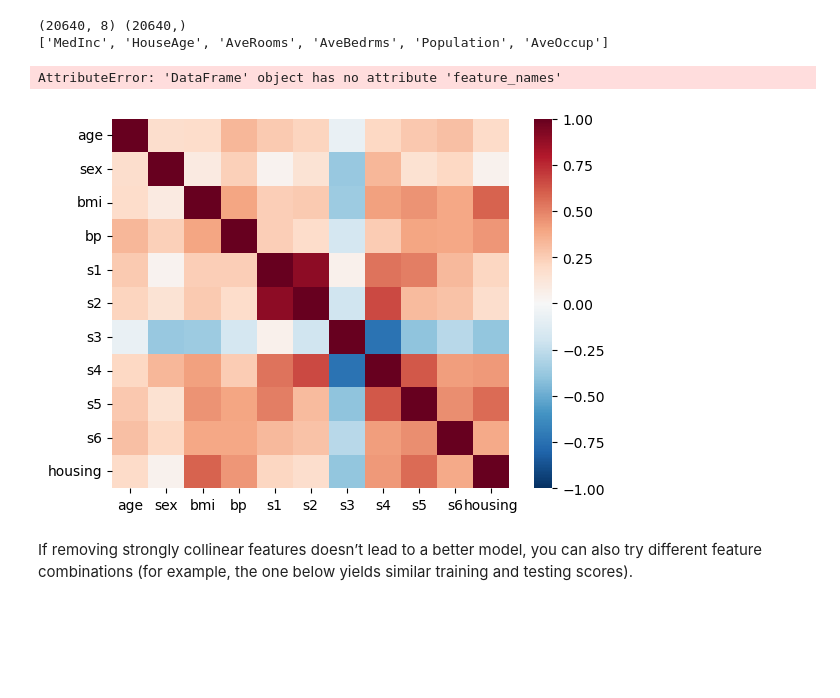
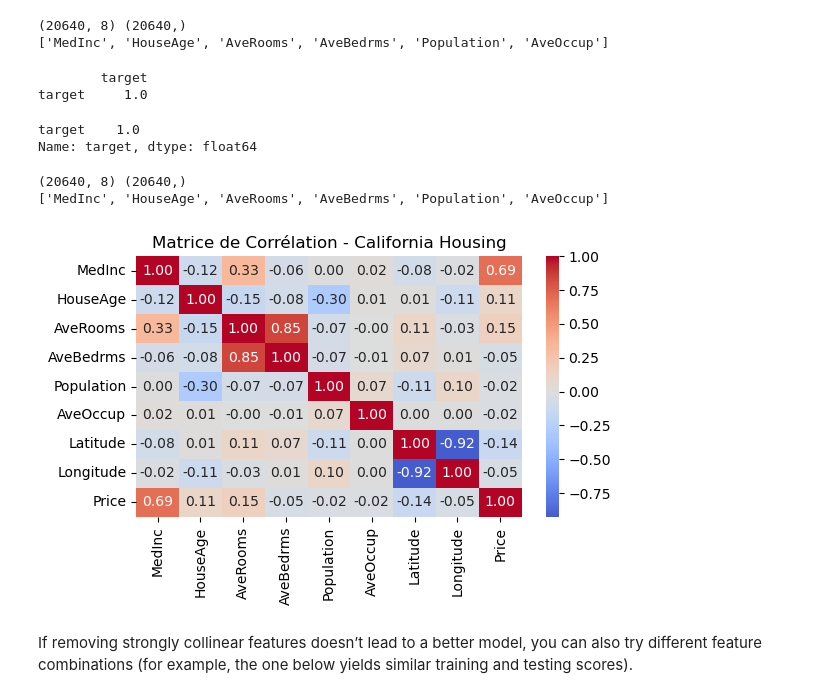
Before and after one commit to someia2026/Machine_Learning_Data_Mining, a Jupyter notebook: 02b-LinearRegressionForPrediction.ipynb, the cells around one changed output. Cells and saved outputs as stored; diff of their text form; code cells hidden in the pictures; blank space fills up the shorter version.

```diff
--- a/02b-LinearRegressionForPrediction.ipynb
+++ b/02b-LinearRegressionForPrediction.ipynb
@@ -307,8 +307,12 @@ print(housing.feature_names[0:6])
 (20640, 8) (20640,)
 ['MedInc', 'HouseAge', 'AveRooms', 'AveBedrms', 'Population', 'AveOccup']
 # %%
+## Correlation Matrix
 df = pd.DataFrame(housing, columns=housing.feature_names)
 df["target"]= housing.target
 corr_matrix = df.corr()
+corr_matrix = df.corr(numeric_only=True)
+print(corr_matrix)
 # %% [output]
-AttributeError: 'DataFrame' object has no attribute 'feature_names'
+        target
+target     1.0
@@ -320,12 +319,34 @@ plt.show()
-# %%
-# Correlation matrix
-housing = pd.concat([X, pd.Series(y)], axis=1)
-housing = df.rename(columns={0:'housing'})
-
-import seaborn as sns
-_ = sns.heatmap(housing.corr(), cmap="RdBu_r", vmin=-1, vmax=1)
-# %% [output]
-[figure, removed]
+# %%
+print(corr_matrix["target"].sort_values(ascending=False))
+# %% [output]
+target    1.0
+Name: target, dtype: float64
+# %%
+from sklearn.datasets import fetch_california_housing
+import matplotlib.pyplot as plt
+import seaborn as sns
+import pandas as pd
+
+# Charger les données
+housing = fetch_california_housing()
+print(housing.data.shape, housing.target.shape)
+print(housing.feature_names[0:6])
+
+# Créer un DataFrame avec les données
+df = pd.DataFrame(housing.data, columns=housing.feature_names)
+df['Price'] = housing.target
+
+# Méthode 1 : Heatmap de corrélation entre les variables
+plt.figure(figsize=(6, 4))
+correlation_matrix = df.corr()
+sns.heatmap(correlation_matrix, annot=True, cmap='coolwarm', center=0, fmt='.2f')
+plt.title('Matrice de Corrélation - California Housing')
+plt.tight_layout()
+plt.show()
+# %% [output]
+(20640, 8) (20640,)
+['MedInc', 'HouseAge', 'AveRooms', 'AveBedrms', 'Population', 'AveOccup']
+[figure, added]
 # %% [markdown]
 If removing strongly collinear features doesn’t lead to a better model, you can also try different feature combinations (for example, the one below yields similar training and testing scores).
 # %%
```
Also changed, not shown: parts of 1 cell of this notebook.
